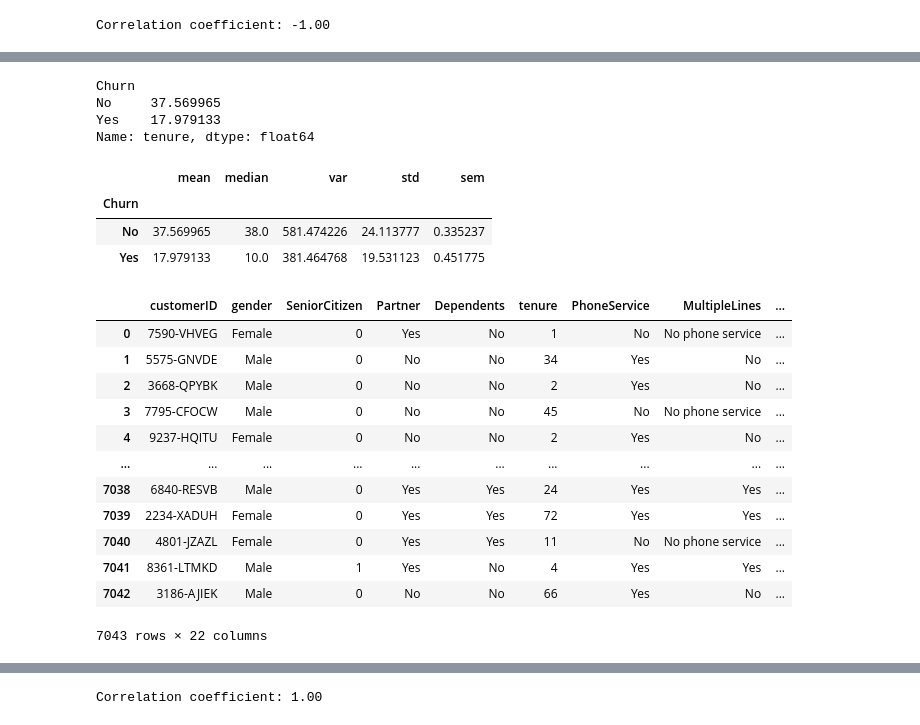
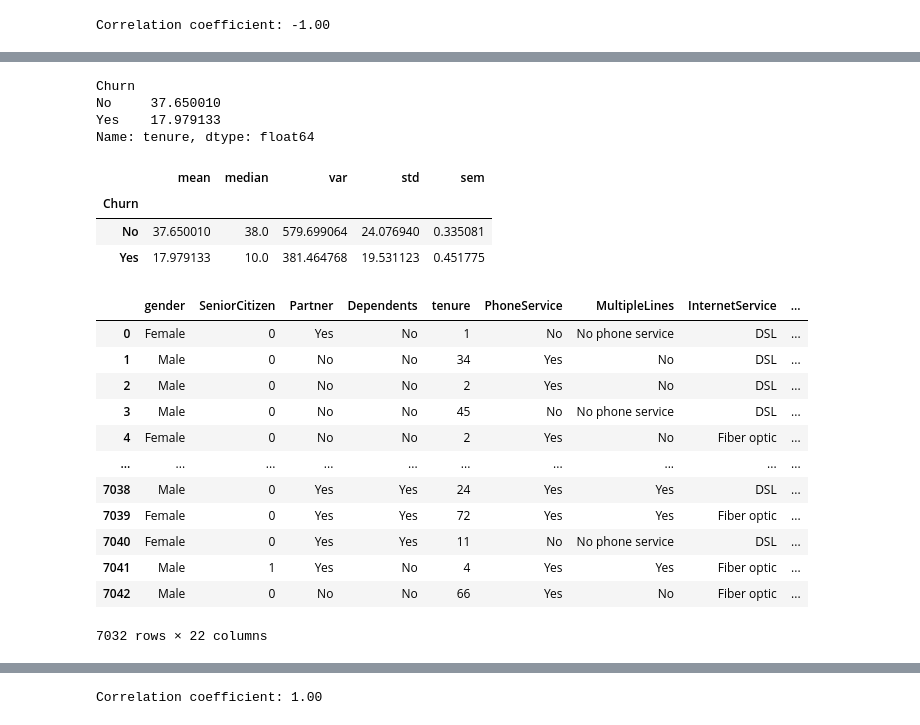
Before and after one commit to Eder-2024/Project_1-Telco, a Jupyter notebook: Hypothesis/Hypothesis 1&3 .ipynb, the cells around one changed output, grey strips where cells are left out. Cells and saved outputs as stored; diff of their text form; code cells hidden in the pictures.

```diff
--- a/Hypothesis/Hypothesis 1&3 .ipynb
+++ b/Hypothesis/Hypothesis 1&3 .ipynb
@@ -5,10 +5,10 @@ import pandas as pd
 import numpy as np
 import scipy.stats as st
 from scipy.stats import sem
-from scipy.stats import linregress
+
 
 # Path where csv file is located
-data_path = "csv_file/WA_Fn-UseC_-Telco-Customer-Churn.csv"
+data_path = "../csv_file/WA_Fn-UseC_-Telco-Customer-Churn.csv"
 #Reading the csv file
 data_churn = pd.read_csv(data_path)
 #Reading csv file
@@ -115,3 +115,0 @@ print(blank_cells)
-# %%
-#Trying to convert cell TotalCharges to float since it is as object
-data_churn=data_churn.astype({"TotalCharges":float})
@@ -200,10 +237,11 @@ monthlycharge_st
 # %%
+#3_Hypothesis
 #What is the average tenure for churn vs non-churn customers
 tenure_period = data_churn.groupby('Churn')['tenure'].mean()
 tenure_period
 # %% [output]
 Churn
-No     37.569965
+No     37.650010
 Yes    17.979133
 Name: tenure, dtype: float64
 # %%
@@ -217,33 +255,33 @@ tenure_st
 # %% [output]
 |  | mean | median | var | std | sem |
 | Churn |  |  |  |  |  |
-| No | 37.569965 | 38.0 | 581.474226 | 24.113777 | 0.335237 |
+| No | 37.650010 | 38.0 | 579.699064 | 24.076940 | 0.335081 |
 | Yes | 17.979133 | 10.0 | 381.464768 | 19.531123 | 0.451775 |
 # %%
 #Bin tenure Establish the bins
 tenure_bins = [-1, 12, 24, 36, 48, 60, 72, 120]
 labels = ["0-12m", "12-24m", "24-36m", "36-48m", "48-60m", "60-72m", ">72m" ]
 
-tenure_df = data_churn.copy()
+tenure_df = data_churn
 # Use `pd.cut` on the data churn dataframe to categorize tenure on the bins.
 tenure_df["Tenure"] = pd.cut(data_churn["tenure"], tenure_bins, labels =labels)
 
 # Convert Tenure to a string
 tenure_df["Tenure"]  = tenure_df["Tenure"].astype(str)
 tenure_df
 # %% [output]
-|  | customerID | gender | SeniorCitizen | Partner | Dependents | tenure | PhoneService | MultipleLines | ... |
-| 0 | 7590-VHVEG | Female | 0 | Yes | No | 1 | No | No phone service | ... |
-| 1 | 5575-GNVDE | Male | 0 | No | No | 34 | Yes | No | ... |
-| 2 | 3668-QPYBK | Male | 0 | No | No | 2 | Yes | No | ... |
-| 3 | 7795-CFOCW | Male | 0 | No | No | 45 | No | No phone service | ... |
-| 4 | 9237-HQITU | Female | 0 | No | No | 2 | Yes | No | ... |
+|  | gender | SeniorCitizen | Partner | Dependents | tenure | PhoneService | MultipleLines | InternetService | ... |
+| 0 | Female | 0 | Yes | No | 1 | No | No phone service | DSL | ... |
+| 1 | Male | 0 | No | No | 34 | Yes | No | DSL | ... |
+| 2 | Male | 0 | No | No | 2 | Yes | No | DSL | ... |
+| 3 | Male | 0 | No | No | 45 | No | No phone service | DSL | ... |
+| 4 | Female | 0 | No | No | 2 | Yes | No | Fiber optic | ... |
 | ... | ... | ... | ... | ... | ... | ... | ... | ... | ... |
-| 7038 | 6840-RESVB | Male | 0 | Yes | Yes | 24 | Yes | Yes | ... |
-| 7039 | 2234-XADUH | Female | 0 | Yes | Yes | 72 | Yes | Yes | ... |
-| 7040 | 4801-JZAZL | Female | 0 | Yes | Yes | 11 | No | No phone service | ... |
-| 7041 | 8361-LTMKD | Male | 1 | Yes | No | 4 | Yes | Yes | ... |
-| 7042 | 3186-AJIEK | Male | 0 | No | No | 66 | Yes | No | ... |
+| 7038 | Male | 0 | Yes | Yes | 24 | Yes | Yes | DSL | ... |
+| 7039 | Female | 0 | Yes | Yes | 72 | Yes | Yes | Fiber optic | ... |
+| 7040 | Female | 0 | Yes | Yes | 11 | No | No phone service | DSL | ... |
+| 7041 | Male | 1 | Yes | No | 4 | Yes | Yes | Fiber optic | ... |
+| 7042 | Male | 0 | No | No | 66 | Yes | No | Fiber optic | ... |
-7043 rows × 22 columns
+7032 rows × 22 columns
 # %%
 #Group by Tenure bins
```
Also changed, not shown: parts of 23 cells of this notebook, 8 other files.
